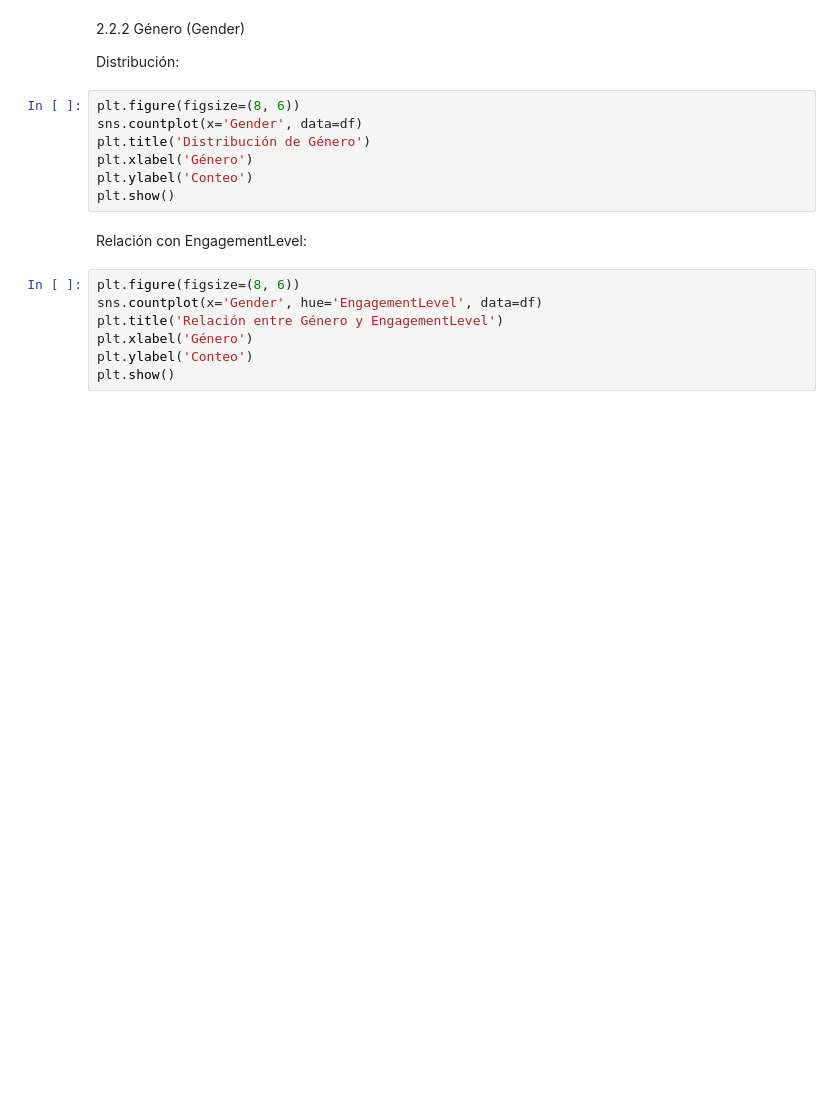
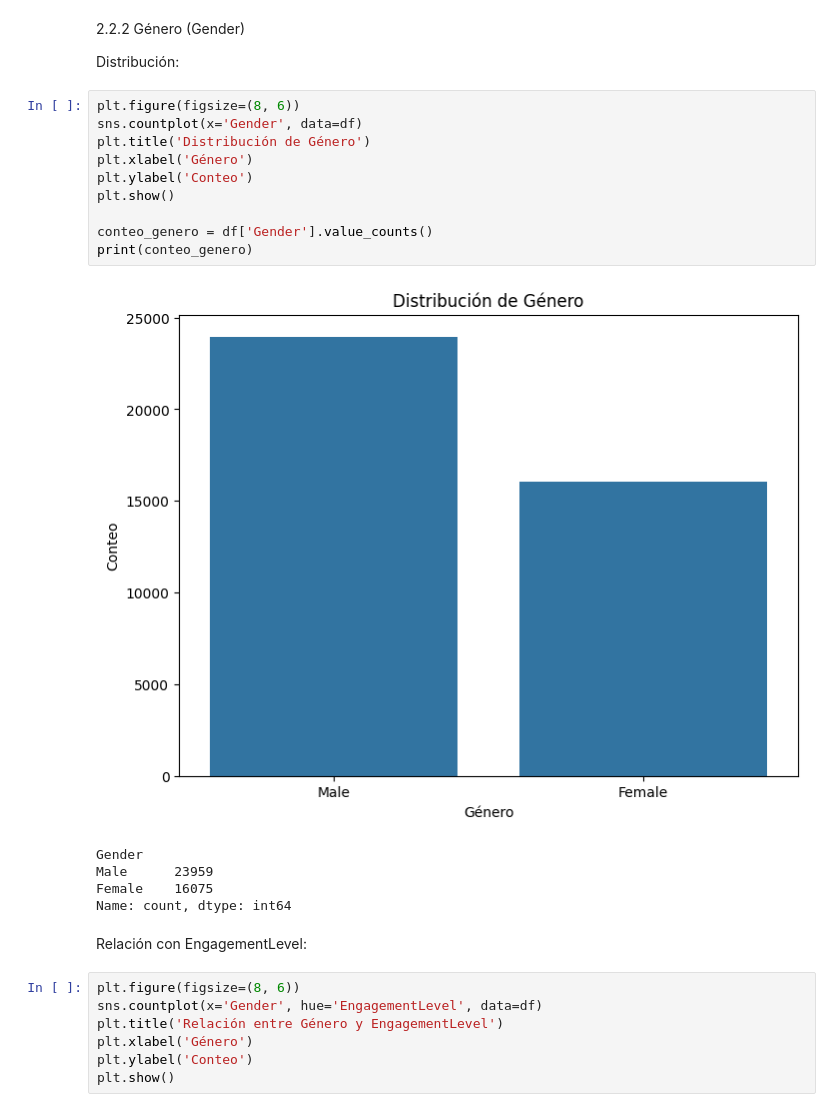
Before and after one commit to MateoTomas0912/TP1_ML_Grupo4, a Jupyter notebook: tp1_ML.ipynb.ipynb, the cells around one changed output. Cells and saved outputs as stored; diff of their text form; blank space fills up the shorter version.

```diff
--- a/tp1_ML.ipynb.ipynb
+++ b/tp1_ML.ipynb.ipynb
@@ -143,10 +172,19 @@ Distribución:
 # %%
 plt.figure(figsize=(8, 6))
 sns.countplot(x='Gender', data=df)
 plt.title('Distribución de Género')
 plt.xlabel('Género')
 plt.ylabel('Conteo')
 plt.show()
+
+conteo_genero = df['Gender'].value_counts()
+print(conteo_genero)
+# %% [output]
+[figure, added]
+Gender
+Male      23959
+Female    16075
+Name: count, dtype: int64
 # %% [markdown]
 Relación con EngagementLevel:
 # %%
```
Also changed, not shown: parts of 22 cells of this notebook.
